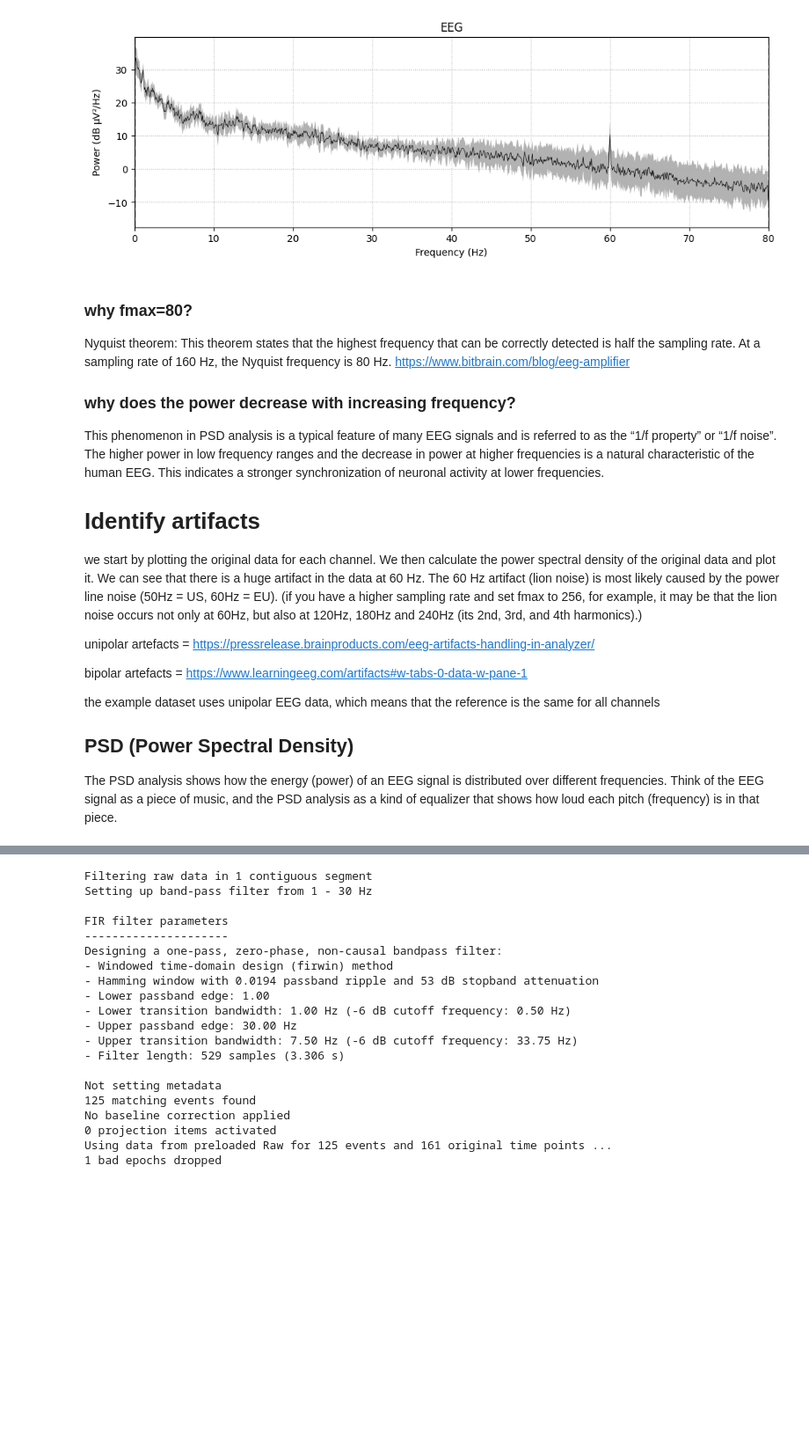
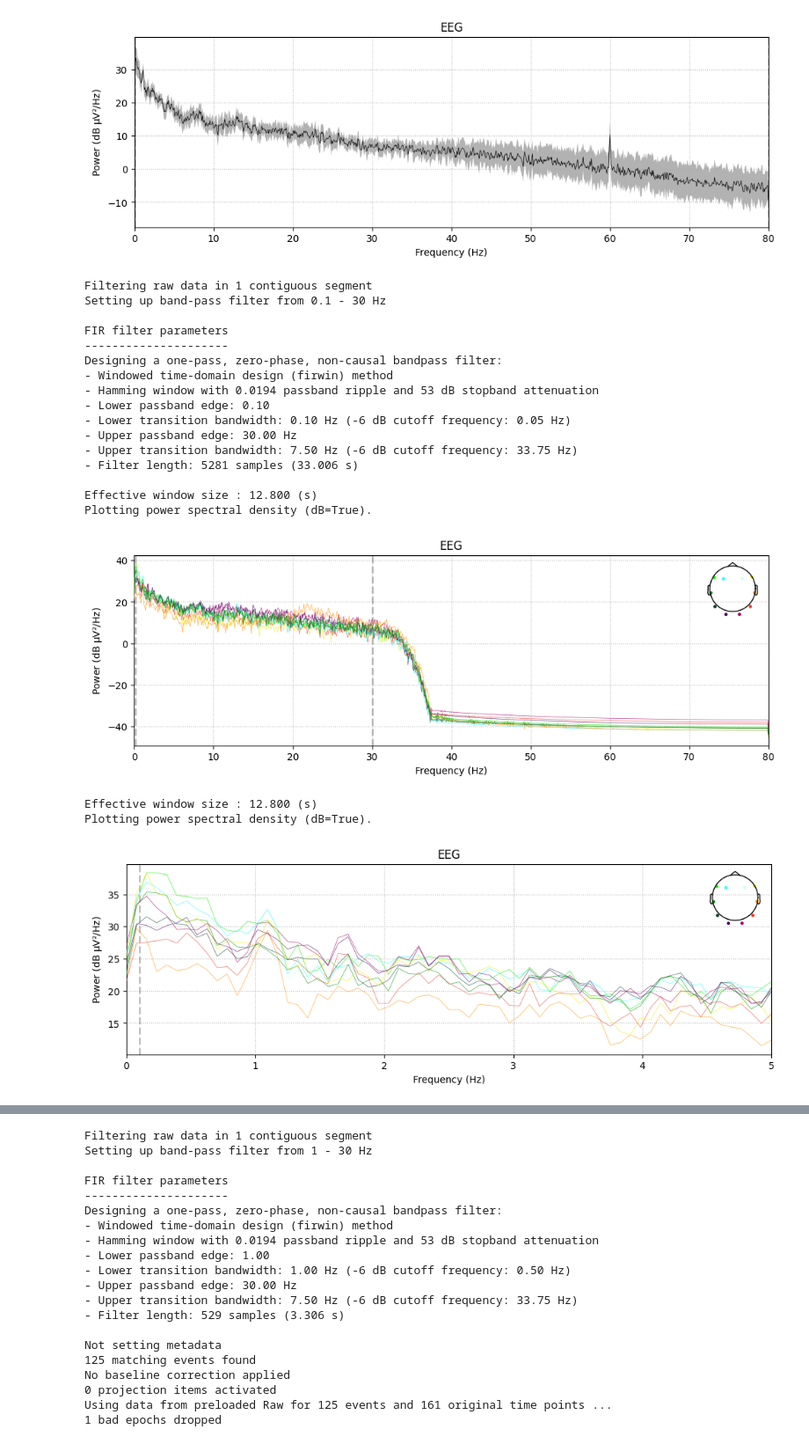
Before and after one commit to soerenpriess/working-with-eeg, a Jupyter notebook: main.ipynb, the cells around one changed output, grey strips where cells are left out. Shown at 88% size. Saved outputs shown, nothing was run; the diff lists cells and outputs as text; code cells hidden in the pictures; blank space fills up the shorter version.

Commit message:
filtering eeg data

```diff
--- a/main.ipynb
+++ b/main.ipynb
@@ -83,26 +102,35 @@ Effective window size : 12.800 (s)
 Plotting power spectral density (dB=True).
 [figure]
 [figure]
-# %% [markdown]
-### why fmax=80?
-Nyquist theorem: This theorem states that the highest frequency that can be correctly detected is half the sampling rate. At a sampling rate of 160 Hz, the Nyquist frequency is 80 Hz.
-https://www.bitbrain.com/blog/eeg-amplifier
-
-### why does the power decrease with increasing frequency?
-This phenomenon in PSD analysis is a typical feature of many EEG signals and is referred to as the “1/f property” or “1/f noise”. The higher power in low frequency ranges and the decrease in power at higher frequencies is a natural characteristic of the human EEG. This indicates a stronger synchronization of neuronal activity at lower frequencies.
-
-
-# Identify artifacts
-
-we start by plotting the original data for each channel. We then calculate the power spectral density of the original data and plot it. We can see that there is a huge artifact in the data at 60 Hz. The 60 Hz artifact (lion noise) is most likely caused by the power line noise (50Hz = US, 60Hz = EU).
-(if you have a higher sampling rate and set fmax to 256, for example, it may be that the lion noise occurs not only at 60Hz, but also at 120Hz, 180Hz and 240Hz (its 2nd, 3rd, and 4th harmonics).)
-
-unipolar artefacts = https://pressrelease.brainproducts.com/eeg-artifacts-handling-in-analyzer/
-
-bipolar artefacts = https://www.learningeeg.com/artifacts#w-tabs-0-data-w-pane-1
-
-the example dataset uses unipolar EEG data, which means that the reference is the same for all channels
-
-
-## PSD (Power Spectral Density)
-The PSD analysis shows how the energy (power) of an EEG signal is distributed over different frequencies. Think of the EEG signal as a piece of music, and the PSD analysis as a kind of equalizer that shows how loud each pitch (frequency) is in that piece.
+# %%
+# Filter settings
+low_cut = 0.1
+hi_cut  = 30
+
+raw_filt = raw.copy().filter(low_cut, hi_cut)
+
+raw_filt.compute_psd().plot()
+plt.show()
+raw_filt.compute_psd(fmax=5).plot()
+plt.show()
+# %% [output]
+Filtering raw data in 1 contiguous segment
+Setting up band-pass filter from 0.1 - 30 Hz
+
+FIR filter parameters
+---------------------
+Designing a one-pass, zero-phase, non-causal bandpass filter:
+- Windowed time-domain design (firwin) method
+- Hamming window with 0.0194 passband ripple and 53 dB stopband attenuation
+- Lower passband edge: 0.10
+- Lower transition bandwidth: 0.10 Hz (-6 dB cutoff frequency: 0.05 Hz)
+- Upper passband edge: 30.00 Hz
+- Upper transition bandwidth: 7.50 Hz (-6 dB cutoff frequency: 33.75 Hz)
+- Filter length: 5281 samples (33.006 s)
+
+Effective window size : 12.800 (s)
+Plotting power spectral density (dB=True).
+[figure, added]
+Effective window size : 12.800 (s)
+Plotting power spectral density (dB=True).
+[figure, added]
```
Also changed, not shown: parts of 4 cells of this notebook.
